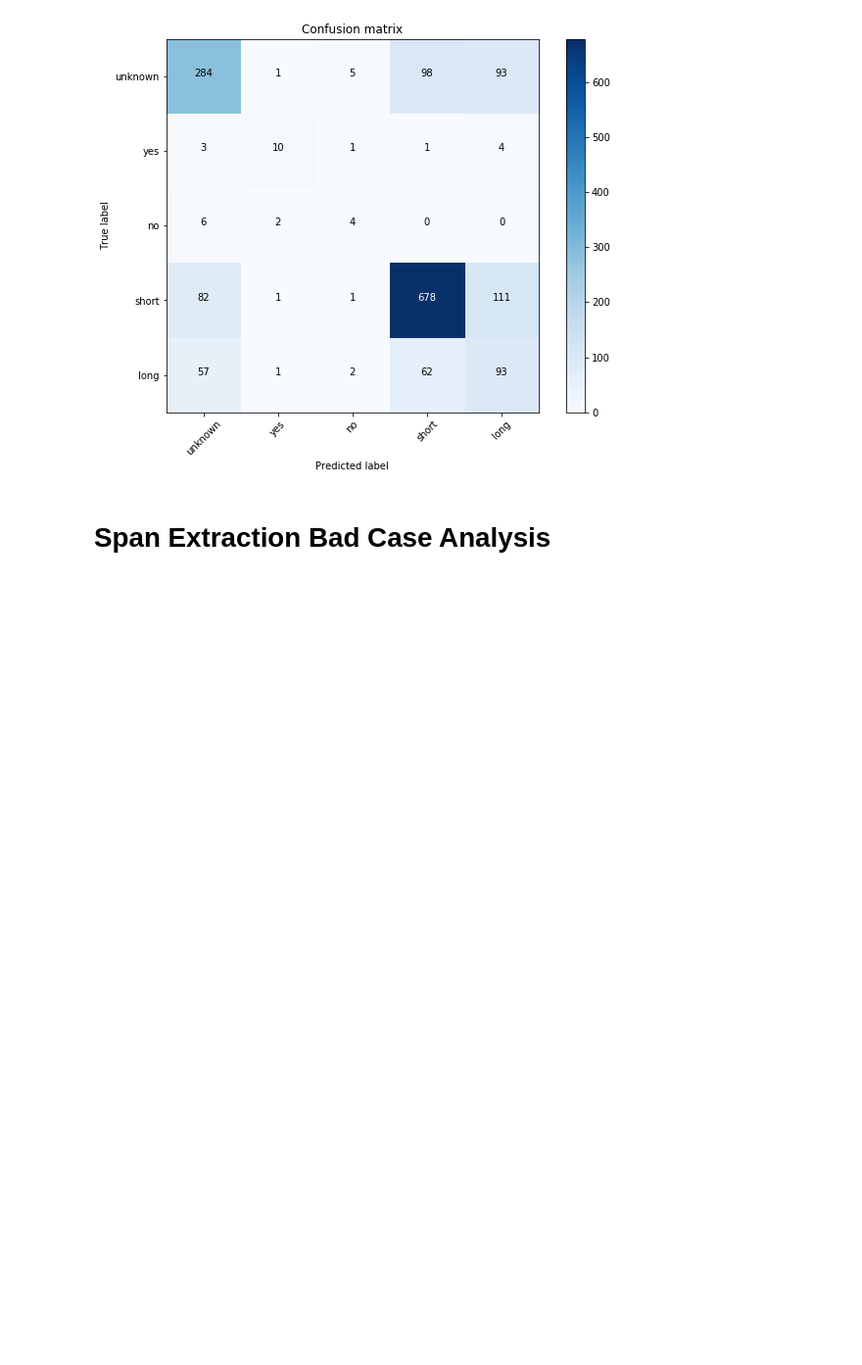
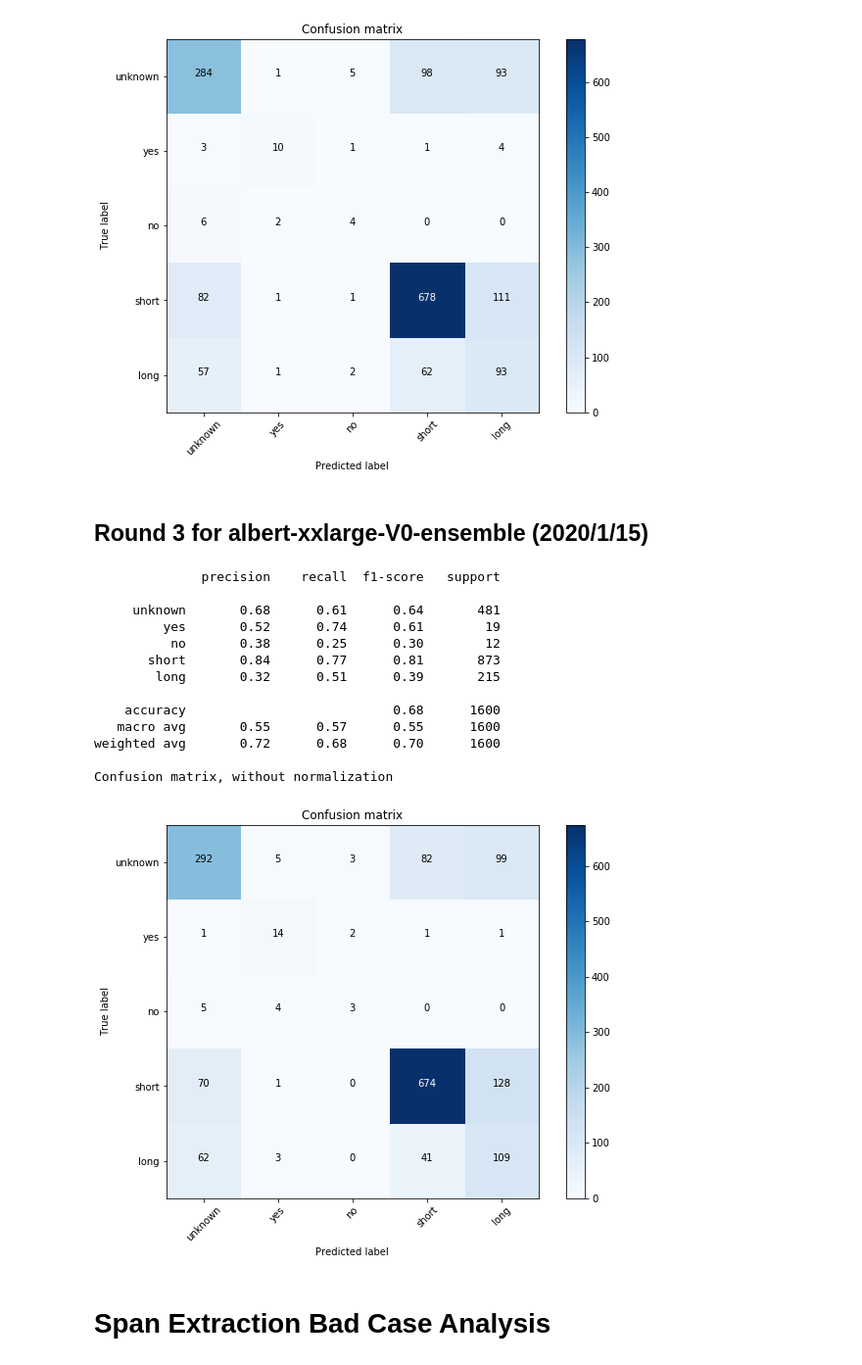
Before and after one commit to mikelkl/TF2-QA, a Jupyter notebook: notebooks/error_analysis.ipynb, the cells around one changed output. Shown: that part at 98% size. Saved outputs shown, nothing was run; the diff lists cells and outputs as text; code cells hidden in the pictures; blank space fills up the shorter version.

Commit message:
feat: error analysis for albert-xxlarge-V0-ensemble

```diff
--- a/notebooks/error_analysis.ipynb
+++ b/notebooks/error_analysis.ipynb
@@ -70,6 +70,25 @@ weighted avg       0.69      0.67      0.68      1600
 
 Confusion matrix, without normalization
 [figure]
+# %% [markdown]
+## Round 3 for albert-xxlarge-V0-ensemble (2020/1/15)
+# %%
+eval_answer_type_result("../output/models/albert-xxlarge-V0-ensemble/predictions_ensemble.json")
+# %% [output]
+              precision    recall  f1-score   support
+
+     unknown       0.68      0.61      0.64       481
+         yes       0.52      0.74      0.61        19
+          no       0.38      0.25      0.30        12
+       short       0.84      0.77      0.81       873
+        long       0.32      0.51      0.39       215
+
+    accuracy                           0.68      1600
+   macro avg       0.55      0.57      0.55      1600
+weighted avg       0.72      0.68      0.70      1600
+
+Confusion matrix, without normalization
+[figure, added]
 # %% [markdown]
 # Span Extraction Bad Case Analysis
 # %%
```
Also changed, not shown: parts of 3 cells of this notebook.
